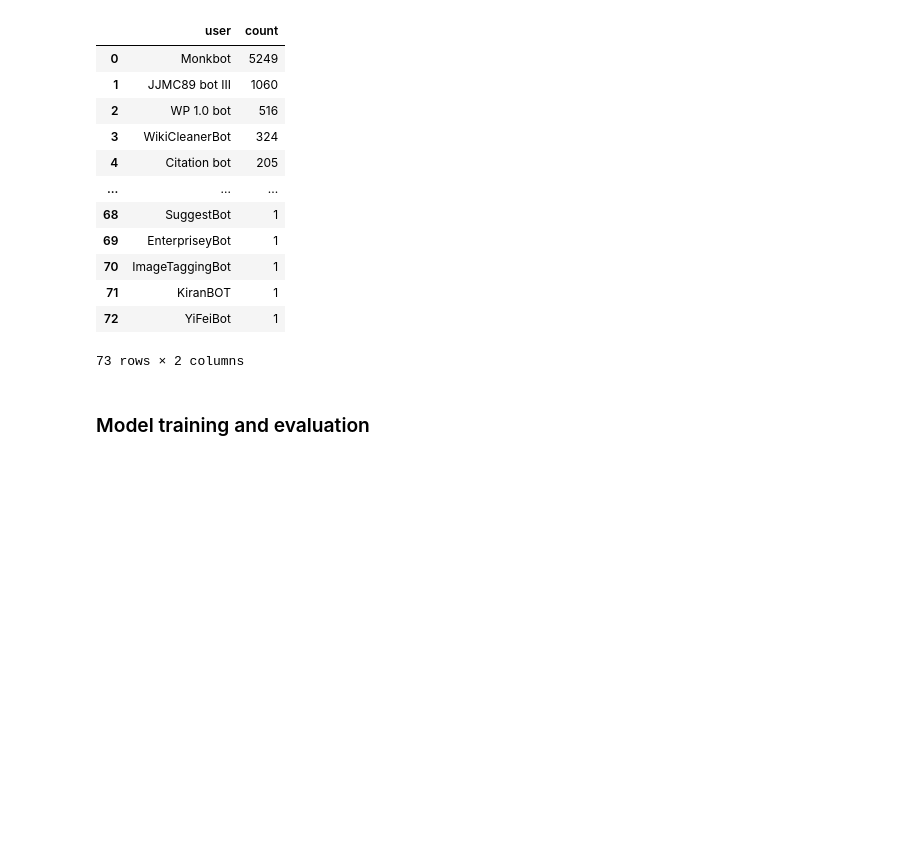
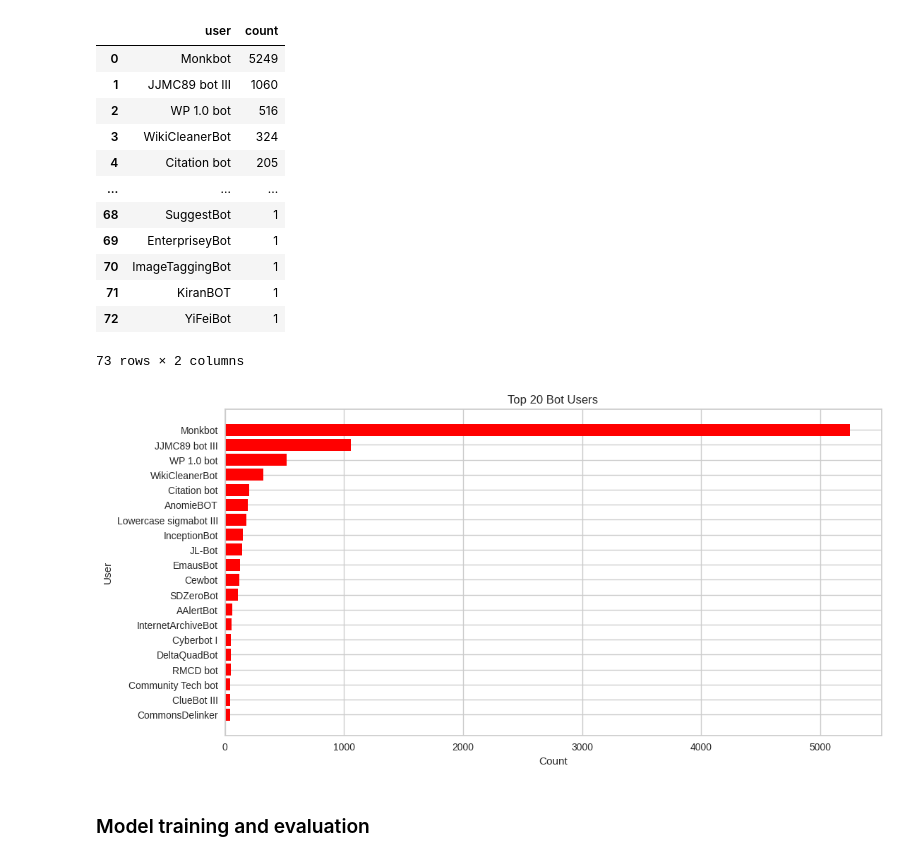
Before and after one commit to ansu0122/ucu-mmds, a Jupyter notebook: src/homework2/bots_detection.ipynb, the cells around one changed output. Cells and saved outputs as stored; diff of their text form; code cells hidden in the pictures; blank space fills up the shorter version.

```diff
--- a/src/homework2/bots_detection.ipynb
+++ b/src/homework2/bots_detection.ipynb
@@ -245,6 +246,16 @@ all_bots.head(80)
 | 71 | KiranBOT | 1 |
 | 72 | YiFeiBot | 1 |
 73 rows × 2 columns
+# %%
+plt.figure(figsize=(12, 6))
+plt.title('Top 20 Bot Users')
+plt.barh(all_bots['user'].head(20), all_bots['count'].head(20), color='red')
+plt.gca().invert_yaxis()  # Optional: To display the highest count at the top
+plt.xlabel('Count')
+plt.ylabel('User')
+plt.show()
+# %% [output]
+[figure, added]
 # %% [markdown]
 ### Model training and evaluation
 # %%
```
Also changed, not shown: parts of 11 cells of this notebook, 2 other files.
